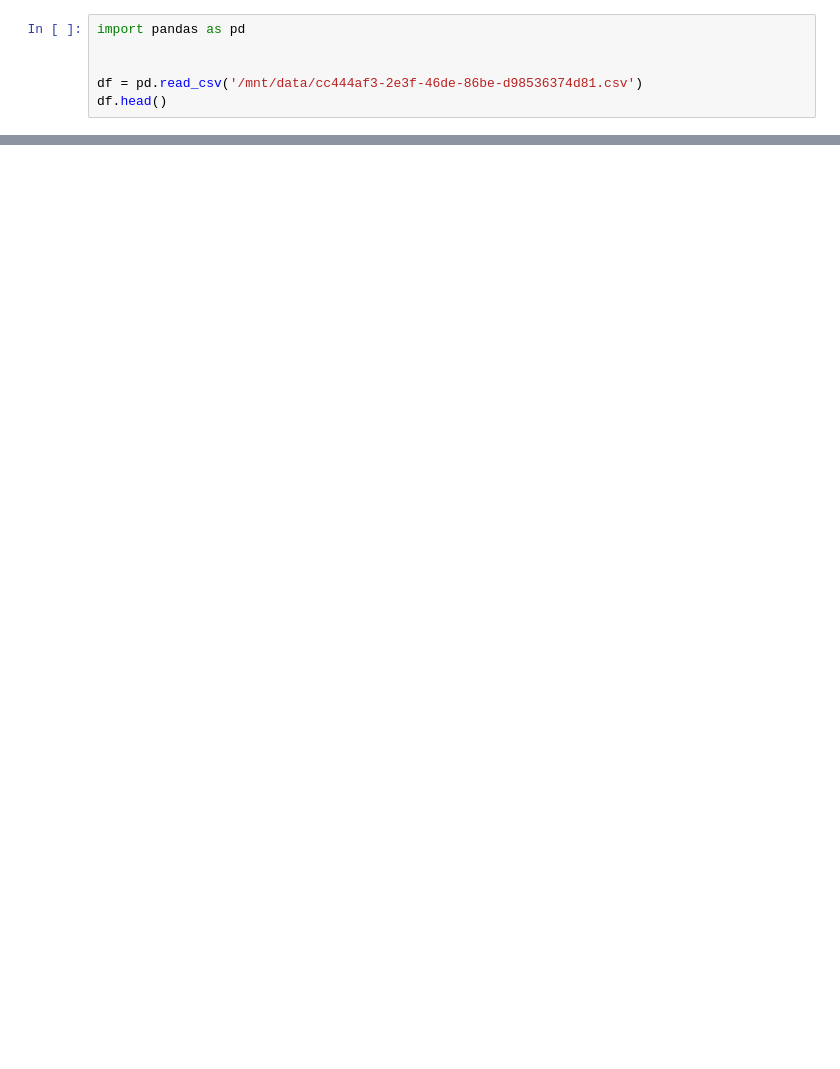
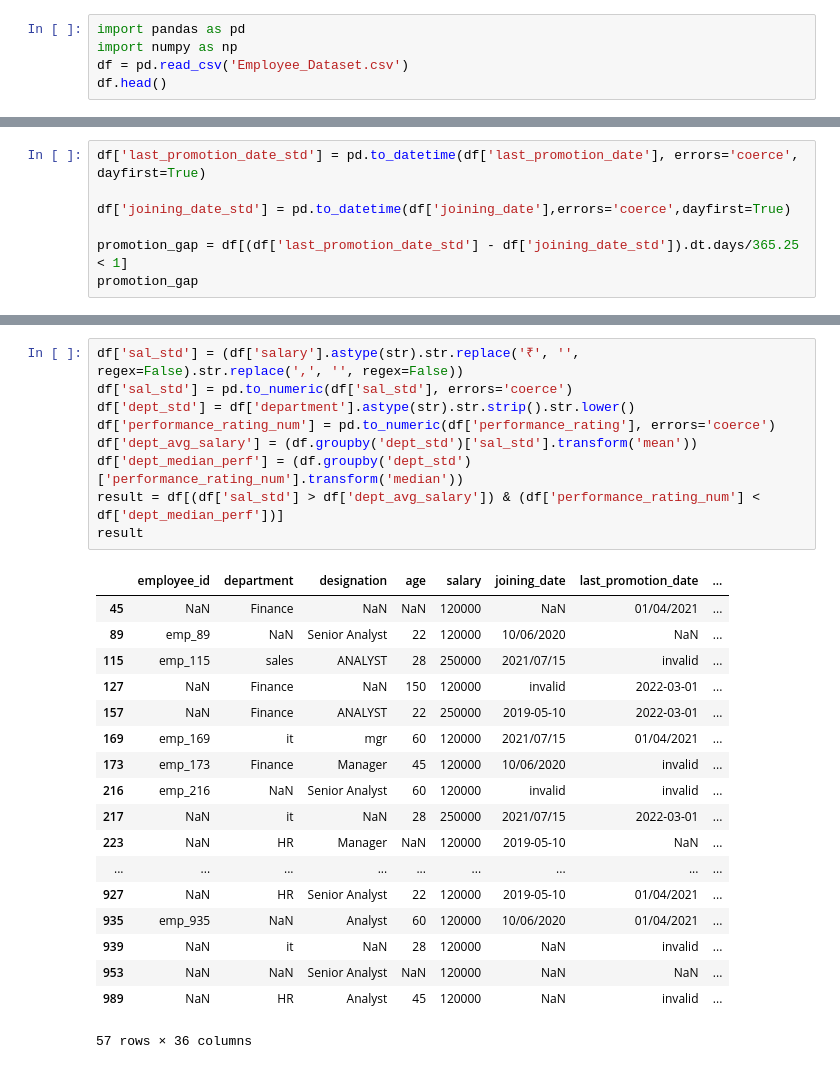
Before and after one commit to RuthvikKarne/TekWorks-Assignments, a Jupyter notebook: pandas_hw/Employee_Data_Cleaning_Project.ipynb, the cells around one changed output, grey strips where cells are left out. Cells and saved outputs as stored; diff of their text form; blank space fills up the shorter version.

```diff
--- a/pandas_hw/Employee_Data_Cleaning_Project.ipynb
+++ b/pandas_hw/Employee_Data_Cleaning_Project.ipynb
@@ -1,6 +1,5 @@
 # %%
 import pandas as pd
-
-
-df = pd.read_csv('/mnt/data/cc444af3-2e3f-46de-86be-d98536374d81.csv')
+import numpy as np
+df = pd.read_csv('Employee_Dataset.csv')
 df.head()
@@ -103,0 +119,7 @@ print("Notebook execution completed successfully.")
+# %%
+df['last_promotion_date_std'] = pd.to_datetime(df['last_promotion_date'], errors='coerce', dayfirst=True)
+
+df['joining_date_std'] = pd.to_datetime(df['joining_date'],errors='coerce',dayfirst=True)
+
+promotion_gap = df[(df['last_promotion_date_std'] - df['joining_date_std']).dt.days/365.25 < 1]
+promotion_gap
@@ -103,0 +140,28 @@ print("Notebook execution completed successfully.")
+# %%
+df['sal_std'] = (df['salary'].astype(str).str.replace('₹', '', regex=False).str.replace(',', '', regex=False))
+df['sal_std'] = pd.to_numeric(df['sal_std'], errors='coerce')
+df['dept_std'] = df['department'].astype(str).str.strip().str.lower()
+df['performance_rating_num'] = pd.to_numeric(df['performance_rating'], errors='coerce')
+df['dept_avg_salary'] = (df.groupby('dept_std')['sal_std'].transform('mean'))
+df['dept_median_perf'] = (df.groupby('dept_std')['performance_rating_num'].transform('median'))
+result = df[(df['sal_std'] > df['dept_avg_salary']) & (df['performance_rating_num'] < df['dept_median_perf'])]
+result
+# %% [output]
+|  | employee_id | department | designation | age | salary | joining_date | last_promotion_date | ... |
+| 45 | NaN | Finance | NaN | NaN | 120000 | NaN | 01/04/2021 | ... |
+| 89 | emp_89 | NaN | Senior Analyst | 22 | 120000 | 10/06/2020 | NaN | ... |
+| 115 | emp_115 | sales | ANALYST | 28 | 250000 | 2021/07/15 | invalid | ... |
+| 127 | NaN | Finance | NaN | 150 | 120000 | invalid | 2022-03-01 | ... |
+| 157 | NaN | Finance | ANALYST | 22 | 250000 | 2019-05-10 | 2022-03-01 | ... |
+| 169 | emp_169 | it | mgr | 60 | 120000 | 2021/07/15 | 01/04/2021 | ... |
+| 173 | emp_173 | Finance | Manager | 45 | 120000 | 10/06/2020 | invalid | ... |
+| 216 | emp_216 | NaN | Senior Analyst | 60 | 120000 | invalid | invalid | ... |
+| 217 | NaN | it | NaN | 28 | 250000 | 2021/07/15 | 2022-03-01 | ... |
+| 223 | NaN | HR | Manager | NaN | 120000 | 2019-05-10 | NaN | ... |
+| ... | ... | ... | ... | ... | ... | ... | ... | ... |
+| 927 | NaN | HR | Senior Analyst | 22 | 120000 | 2019-05-10 | 01/04/2021 | ... |
+| 935 | emp_935 | NaN | Analyst | 60 | 120000 | 10/06/2020 | 01/04/2021 | ... |
+| 939 | NaN | it | NaN | 28 | 120000 | NaN | invalid | ... |
+| 953 | NaN | NaN | Senior Analyst | NaN | 120000 | NaN | NaN | ... |
+| 989 | NaN | HR | Analyst | 45 | 120000 | NaN | invalid | ... |
+57 rows × 36 columns
```
Also changed, not shown: parts of 18 cells of this notebook, 1 other file.
